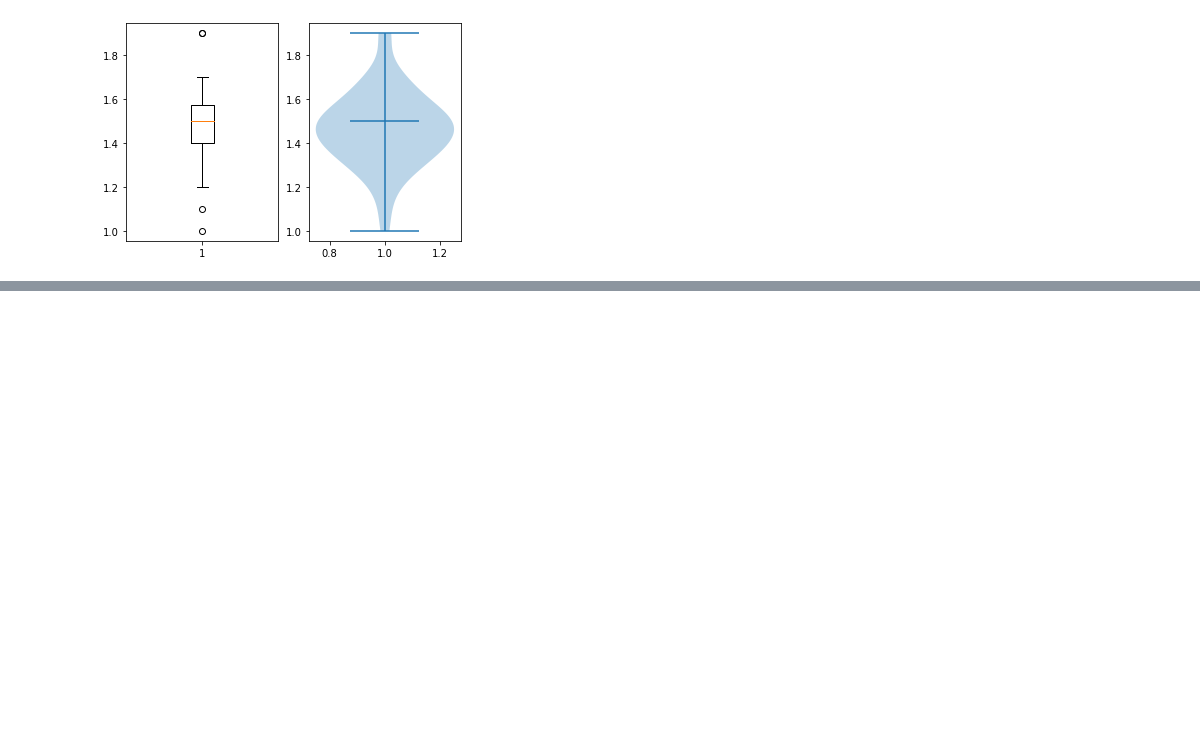
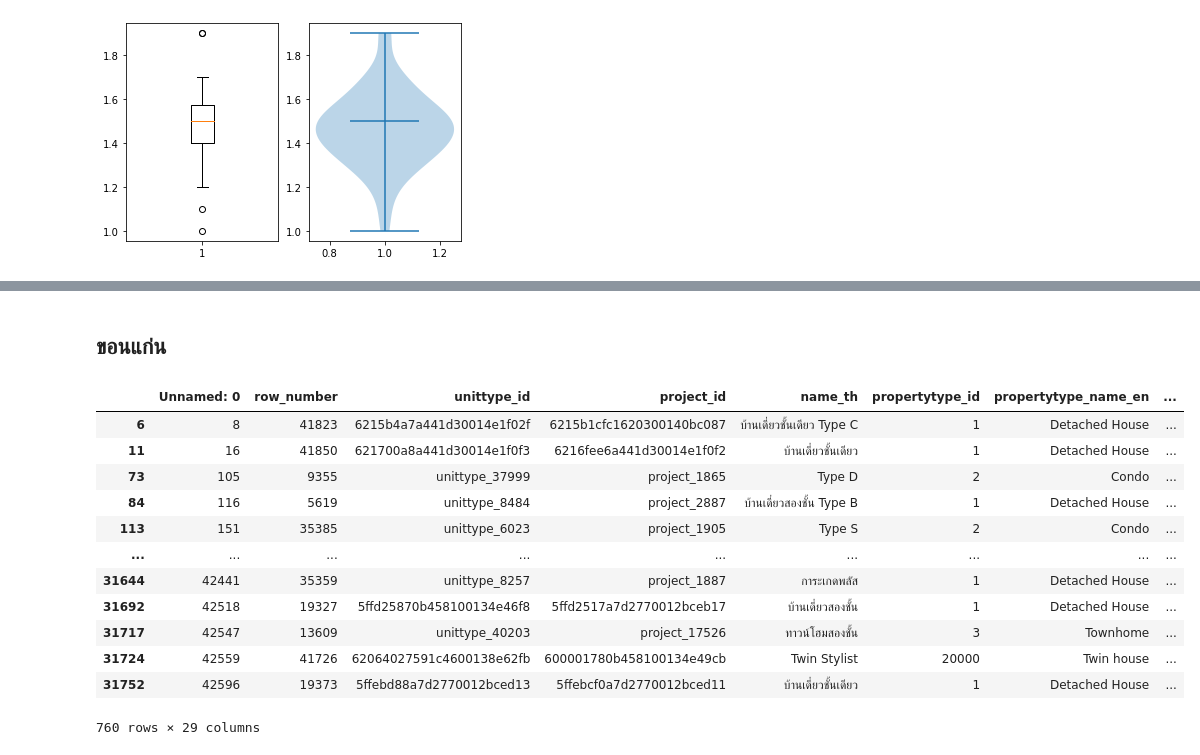
Before and after one commit to Phimphakanph22/BasicProg_DataViz65, a Jupyter notebook: DataViz02_Data_Distribution_.ipynb, the cells around one changed output, grey strips where cells are left out. Drawn from its saved outputs; the diff is of its cells as text; code cells hidden in the pictures; blank space fills up the shorter version.

```diff
--- a/DataViz02_Data_Distribution_.ipynb
+++ b/DataViz02_Data_Distribution_.ipynb
@@ -376,0 +484,19 @@ vi = plt.violinplot(df['PetalLength'][:50],showmedians=True)
+# %% [markdown]
+## ขอนแก่น
+# %%
+unit_kkn = unit[unit['province']=='ขอนแก่น']
+unit_kkn
+# %% [output]
+|  | Unnamed: 0 | row_number | unittype_id | project_id | name_th | propertytype_id | propertytype_name_en | ... |
+| 6 | 8 | 41823 | 6215b4a7a441d30014e1f02f | 6215b1cfc1620300140bc087 | บ้านเดี่ยวชั้นเดียว Type C | 1 | Detached House | ... |
+| 11 | 16 | 41850 | 621700a8a441d30014e1f0f3 | 6216fee6a441d30014e1f0f2 | บ้านเดี่ยวชั้นเดียว | 1 | Detached House | ... |
+| 73 | 105 | 9355 | unittype_37999 | project_1865 | Type D | 2 | Condo | ... |
+| 84 | 116 | 5619 | unittype_8484 | project_2887 | บ้านเดี่ยวสองชั้น Type B | 1 | Detached House | ... |
+| 113 | 151 | 35385 | unittype_6023 | project_1905 | Type S | 2 | Condo | ... |
+| ... | ... | ... | ... | ... | ... | ... | ... | ... |
+| 31644 | 42441 | 35359 | unittype_8257 | project_1887 | การะเกดพลัส | 1 | Detached House | ... |
+| 31692 | 42518 | 19327 | 5ffd25870b458100134e46f8 | 5ffd2517a7d2770012bceb17 | บ้านเดี่ยวสองชั้น | 1 | Detached House | ... |
+| 31717 | 42547 | 13609 | unittype_40203 | project_17526 | ทาวน์โฮมสองชั้น | 3 | Townhome | ... |
+| 31724 | 42559 | 41726 | 62064027591c4600138e62fb | 600001780b458100134e49cb | Twin Stylist | 20000 | Twin house | ... |
+| 31752 | 42596 | 19373 | 5ffebd88a7d2770012bced13 | 5ffebcf0a7d2770012bced11 | บ้านเดี่ยวชั้นเดียว | 1 | Detached House | ... |
+760 rows × 29 columns
```
Also changed, not shown: parts of 37 cells of this notebook.
